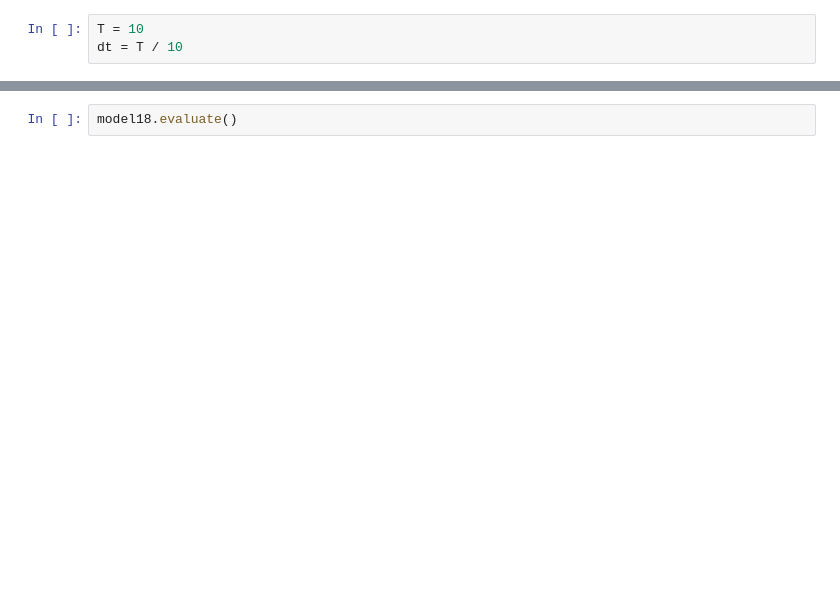
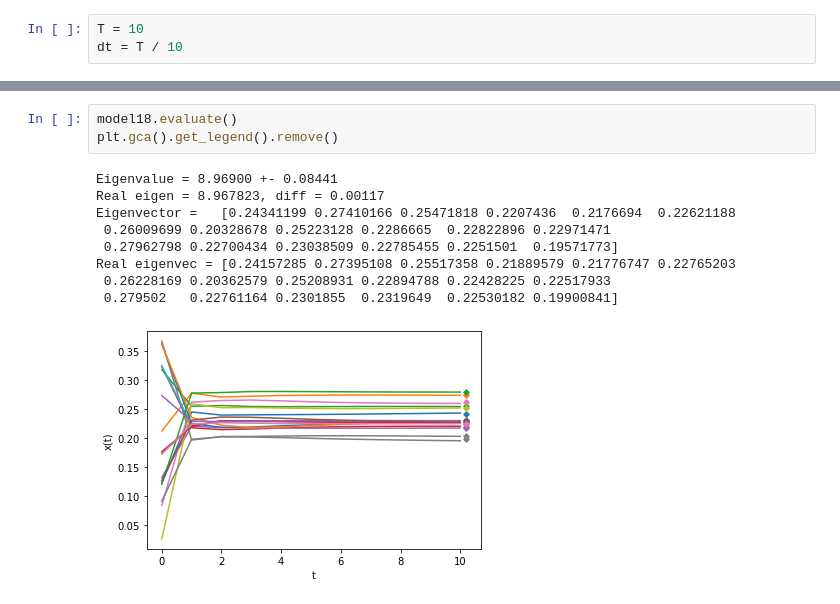
Before and after one commit to KarlHenrik/FYS-STK-Gruppe, a Jupyter notebook: Project3/Code/Eigenvalue.ipynb, the cells around one changed output, grey strips where cells are left out. Saved outputs shown, nothing was run; the diff lists cells and outputs as text; blank space fills up the shorter version.

```diff
--- a/Project3/Code/Eigenvalue.ipynb
+++ b/Project3/Code/Eigenvalue.ipynb
@@ -256,5 +380,16 @@ model18.train(2000)
 # %%
 model18.evaluate()
+plt.gca().get_legend().remove()
+# %% [output]
+Eigenvalue = 8.96900 +- 0.08441
+Real eigen = 8.967823, diff = 0.00117
+Eigenvector =   [0.24341199 0.27410166 0.25471818 0.2207436  0.2176694  0.22621188
+ 0.26009699 0.20328678 0.25223128 0.2286665  0.22822896 0.22971471
+ 0.27962798 0.22700434 0.23038509 0.22785455 0.2251501  0.19571773]
+Real eigenvec = [0.24157285 0.27395108 0.25517358 0.21889579 0.21776747 0.22765203
+ 0.26228169 0.20362579 0.25208931 0.22894788 0.22428225 0.22517933
+ 0.279502   0.22761164 0.2301855  0.2319649  0.22530182 0.19900841]
+[figure, added]
 # %%
 model18small = EigenSolver(-A, x0, dt, T)
 model18small.train(2000)
```
Also changed, not shown: parts of 26 cells of this notebook, 17 other files.
